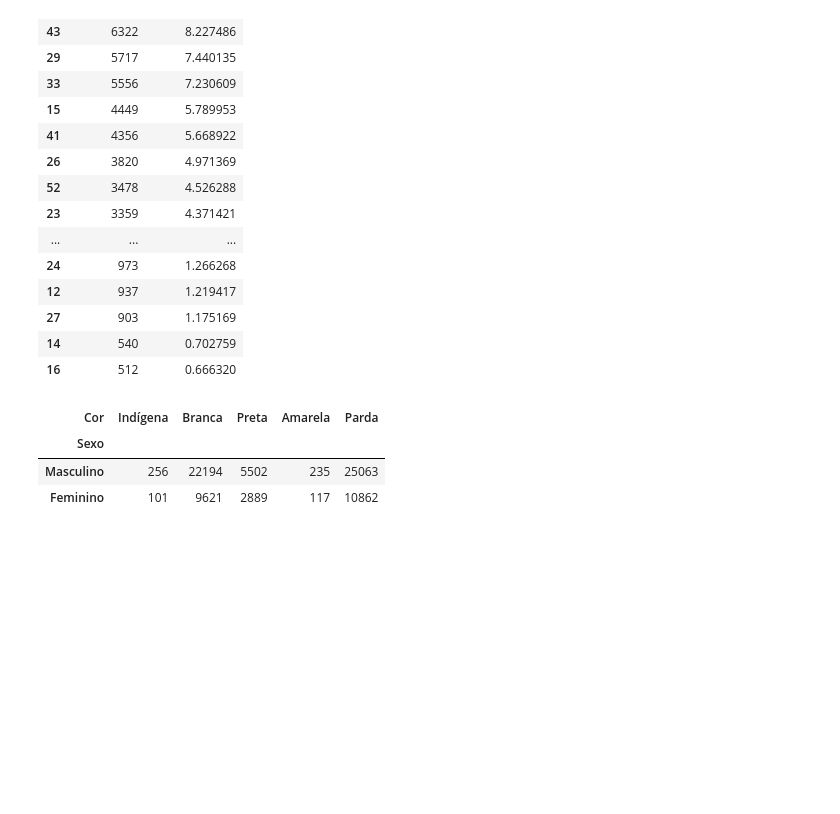
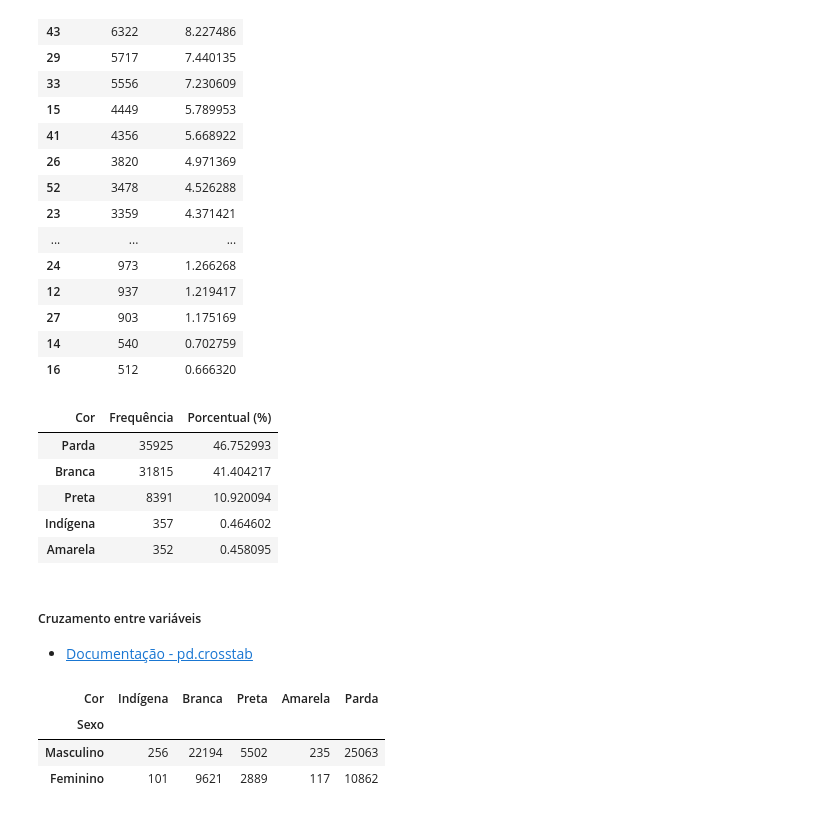
Before and after one commit to VinicMello/estatistica, a Jupyter notebook: notebook.ipynb, the cells around one changed output. Saved outputs shown, nothing was run; the diff lists cells and outputs as text; code cells hidden in the pictures; blank space fills up the shorter version.

```diff
--- a/notebook.ipynb
+++ b/notebook.ipynb
@@ -164,6 +200,30 @@ dist_freq_estado
 | 27 | 903 | 1.175169 |
 | 14 | 540 | 0.702759 |
 | 16 | 512 | 0.666320 |
+# %%
+cor = {
+        0: 'Indígena',
+        2: 'Branca',
+        4: 'Preta',
+        6: 'Amarela',
+        8: 'Parda'}
+
+frequencia_cor = base['Cor'].value_counts()
+porcentual_cor = base['Cor'].value_counts(normalize=True) * 100
+dist_freq_cor = pd.DataFrame({'Frequência':frequencia_cor, 'Porcentual (%)':porcentual_cor})
+dist_freq_cor.rename(index = cor, inplace=True)
+dist_freq_cor.rename_axis('Cor', axis = 'columns', inplace=True)
+dist_freq_cor
+# %% [output]
+| Cor | Frequência | Porcentual (%) |
+| Parda | 35925 | 46.752993 |
+| Branca | 31815 | 41.404217 |
+| Preta | 8391 | 10.920094 |
+| Indígena | 357 | 0.464602 |
+| Amarela | 352 | 0.458095 |
+# %% [markdown]
+##### Cruzamento entre variáveis
+- [Documentação - pd.crosstab](https://pandas.pydata.org/pandas-docs/stable/reference/api/pandas.crosstab.html)
 # %%
 sexo ={
         0: 'Masculino',
```
Also changed, not shown: parts of 21 cells of this notebook, 1 other file.
